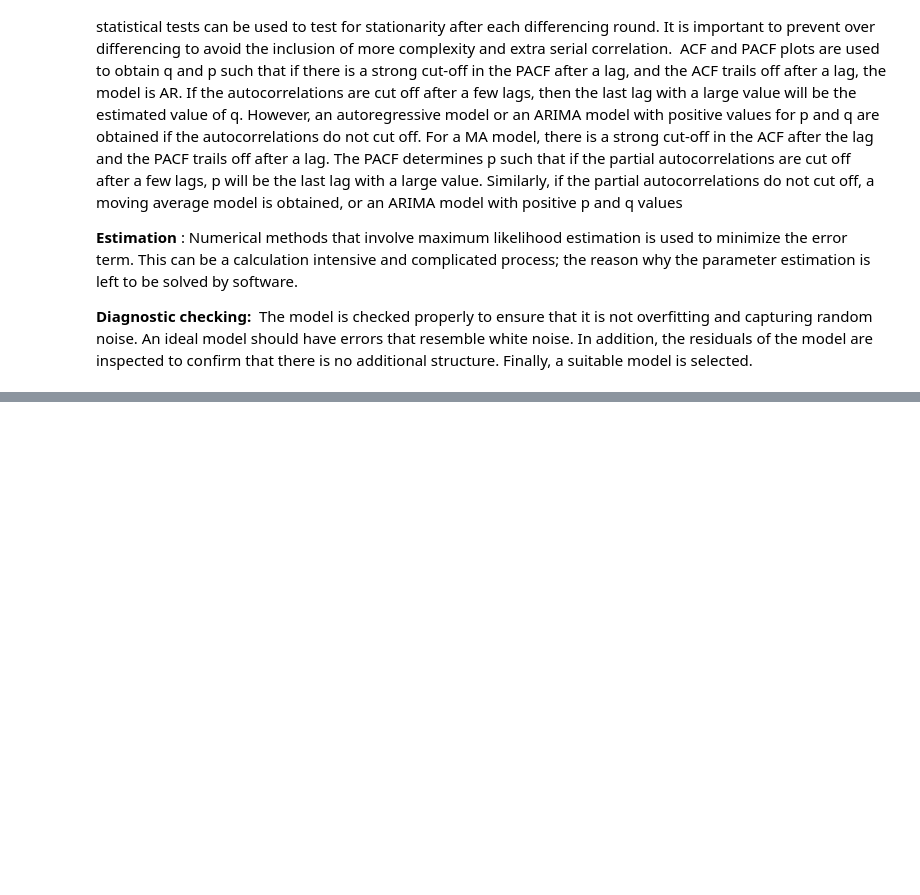
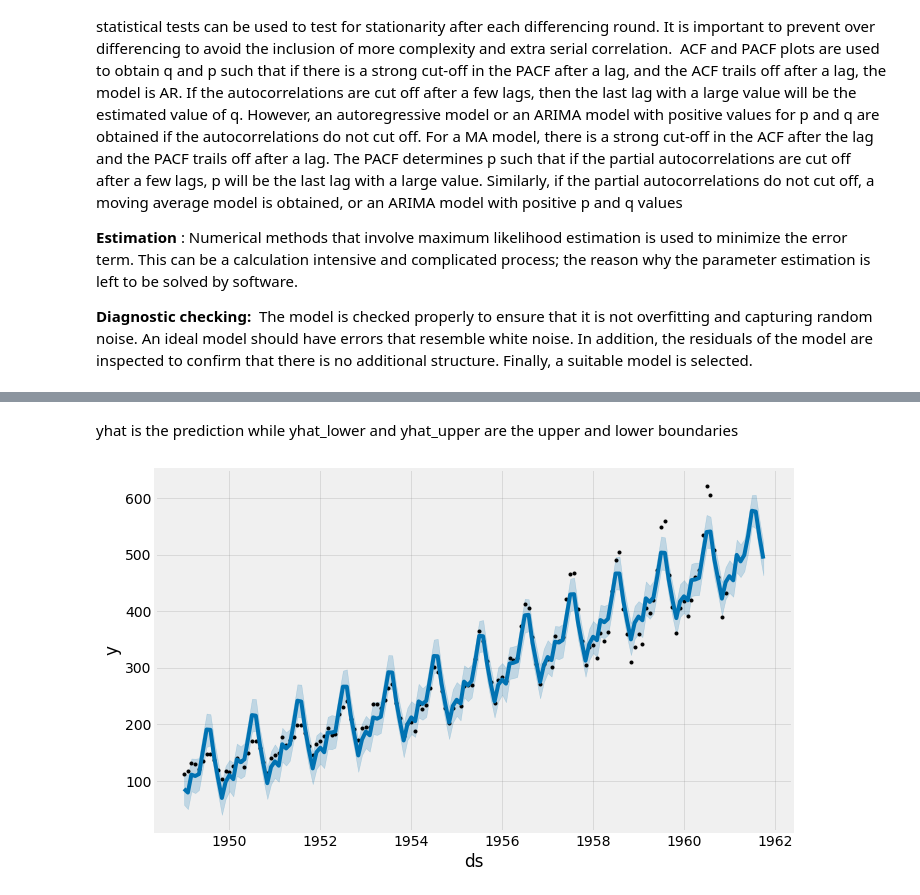
Before and after one commit to VictorOmondi1997/Time-Series-Analysis, a Jupyter notebook: Time Series Analysis.ipynb, the cells around one changed output, grey strips where cells are left out. Saved outputs shown, nothing was run; the diff lists cells and outputs as text; code cells hidden in the pictures; blank space fills up the shorter version.

```diff
--- a/Time Series Analysis.ipynb
+++ b/Time Series Analysis.ipynb
@@ -476,0 +493,9 @@ This is a method  by George Box and Gwilym Jenkins that suggests that the proces
+# %%
+passengers = passengers.reset_index()
+passengers = passengers.rename(
+    columns={
+        "Month": "ds",
+        "Passengers": "y"
+    }
+)
+passengers.head()
@@ -476,0 +509,3 @@ This is a method  by George Box and Gwilym Jenkins that suggests that the proces
+# %%
+model = Prophet()
+model.fit(passengers)
@@ -476,0 +520,4 @@ This is a method  by George Box and Gwilym Jenkins that suggests that the proces
+# %%
+future = model.make_future_dataframe(periods=10, freq='M')
+forecast = model.predict(future)
+forecast.head()
@@ -476,0 +547,7 @@ This is a method  by George Box and Gwilym Jenkins that suggests that the proces
+# %% [markdown]
+yhat is the prediction while yhat_lower and yhat_upper are the upper and lower boundaries
+# %%
+model.plot(forecast)
+plt.show()
+# %% [output]
+[figure, added]
```
Also changed, not shown: parts of 12 cells of this notebook.
